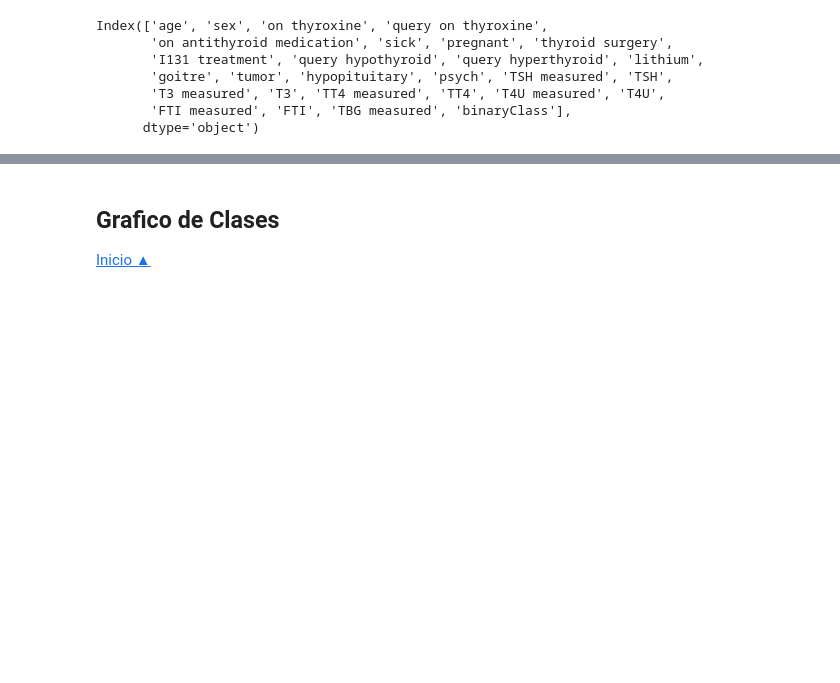
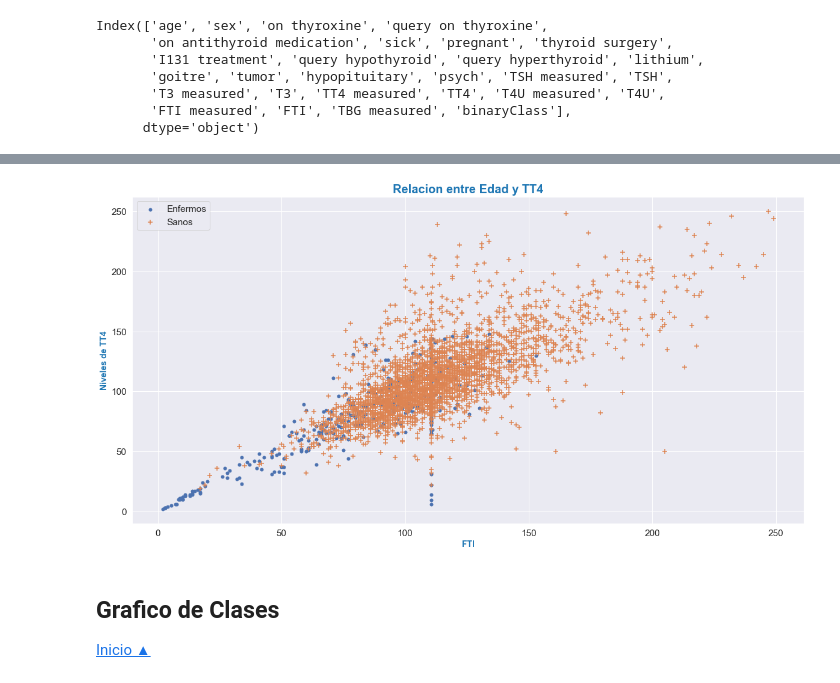
Before and after one commit to jnatmed/smote_tpfinal, a Jupyter notebook: thyroid_sick.ipynb, the cells around one changed output, grey strips where cells are left out. Drawn from its saved outputs; the diff is of its cells as text; code cells hidden in the pictures; blank space fills up the shorter version.

```diff
--- a/thyroid_sick.ipynb
+++ b/thyroid_sick.ipynb
@@ -346,3 +314,22 @@ Index(['age', 'sex', 'on thyroxine', 'query on thyroxine',
+# %%
+# enfermos = data.query('binaryClass == 1 and age<=100 and T3<=6.5')
+sanos = data.query('binaryClass == 0 and age<=100 and T3<=6.5')
+enfermos = data.query('binaryClass == 1')
+sanos = data.query('binaryClass == 0 and FTI<=250 and TT4<=250')
+X_enfermos, y_enfermos = enfermos['FTI'], enfermos['TT4']
+X_sanos, y_sanos = sanos['FTI'], sanos['TT4']
+
+fig, ax = plt.subplots(figsize=(20,10)) # ancho, alto
+ax.set_xlabel("FTI", fontdict = {'fontsize':14, 'fontweight':'bold', 'color':'tab:blue'})
+ax.set_ylabel("Niveles de TT4", fontdict = {'fontsize':14, 'fontweight':'bold', 'color':'tab:blue'})
+ax.set_title('Relacion entre Edad y TT4', loc = "center", fontdict = {'fontsize':20, 'fontweight':'bold', 'color':'tab:blue'})
+ax.scatter(X_enfermos, y_enfermos, s=100, marker='.', label='Enfermos')  # s= tamaño punto
+ax.scatter(X_sanos, y_sanos, s=50, marker='+', label='Sanos')
+ax.legend()
+ax.grid(True)
+plt.show()
+# %% [output]
+[figure, added]
 # %%
 import seaborn as sns
 # %%
```
Also changed, not shown: parts of 23 cells of this notebook, 3 other files.
